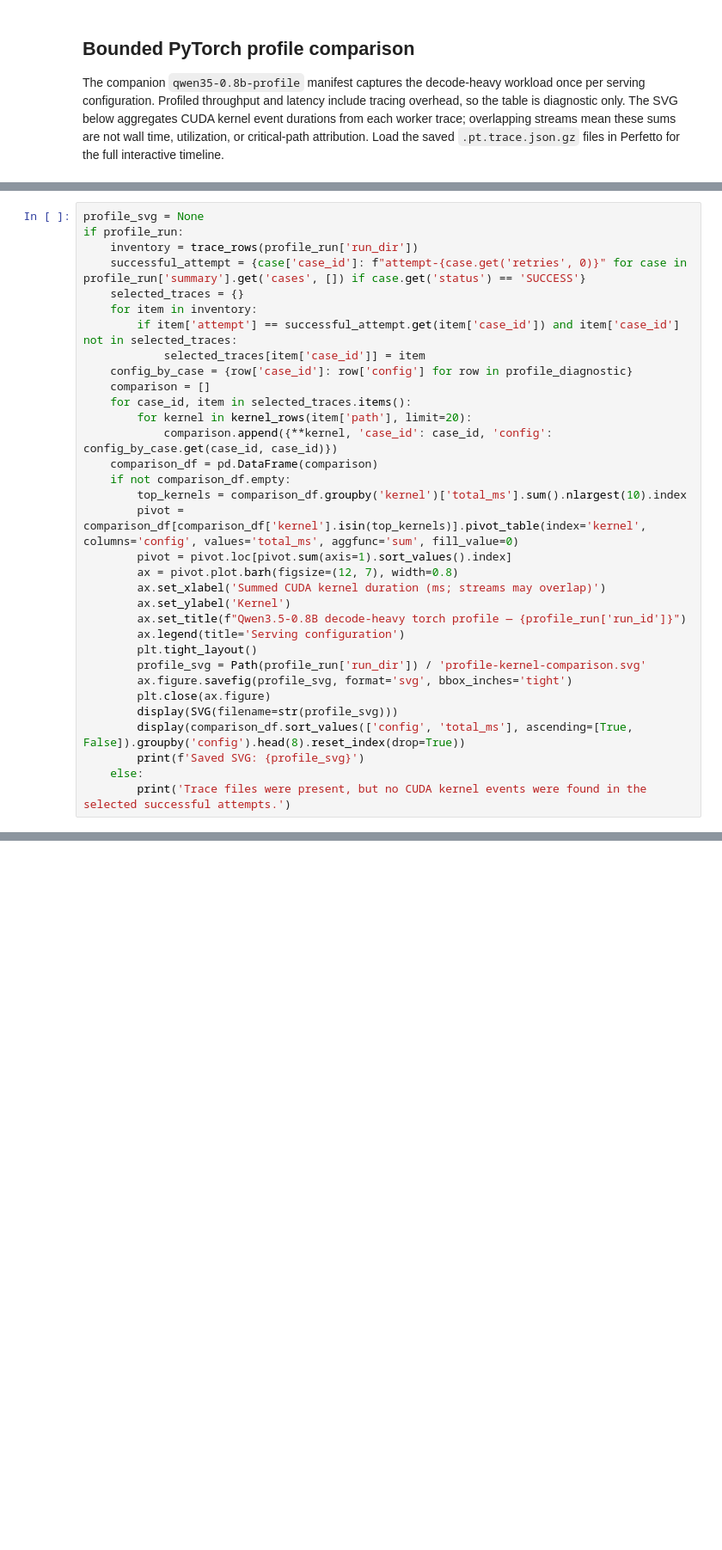
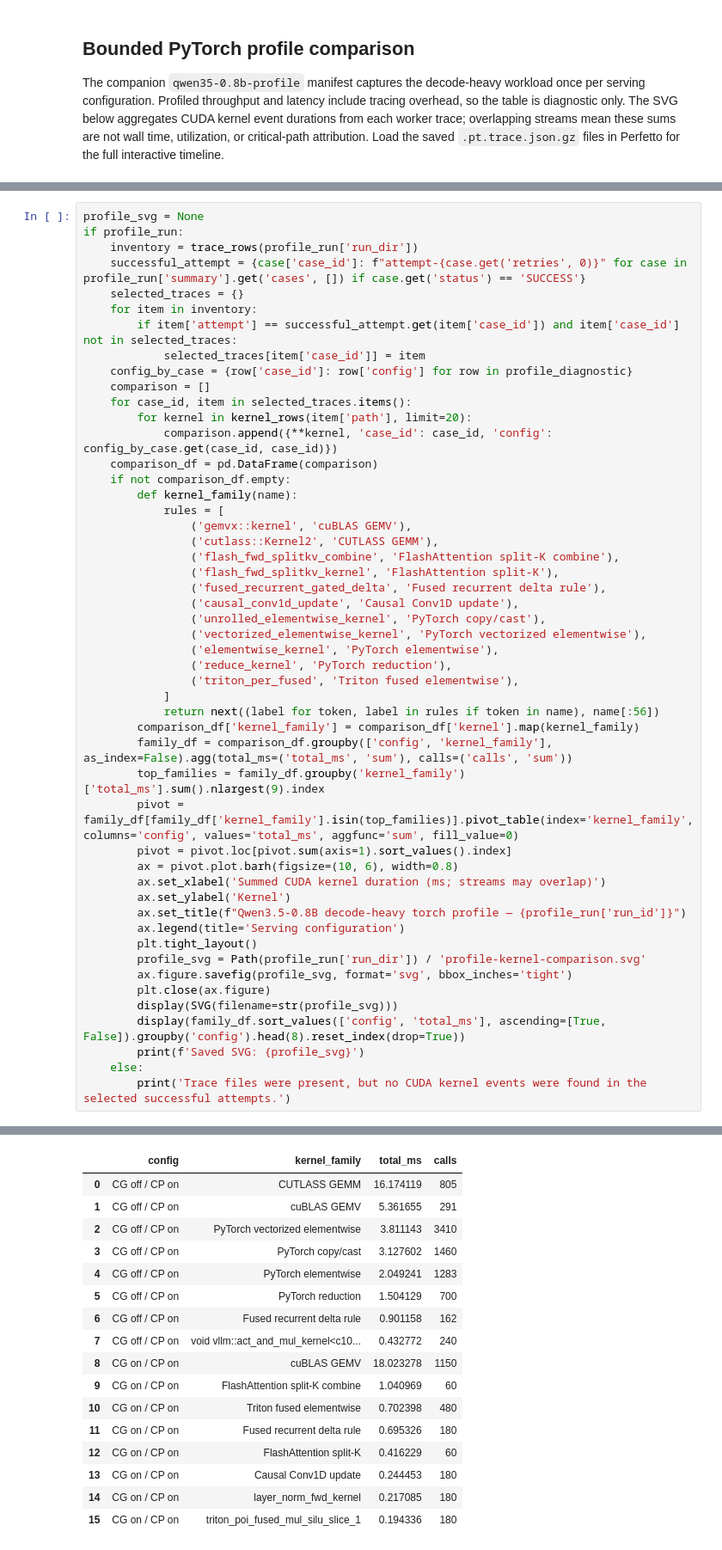
Before and after one commit to hxy9243/toyai, a Jupyter notebook: llm-serving/notebooks/qwen35-0.8b-smoke.ipynb, the cells around one changed output, grey strips where cells are left out. Shown at 86% size. Drawn from its saved outputs; the diff is of its cells as text; blank space fills up the shorter version.

Commit message:
Record Qwen torch profile comparison

```diff
--- a/llm-serving/notebooks/qwen35-0.8b-smoke.ipynb
+++ b/llm-serving/notebooks/qwen35-0.8b-smoke.ipynb
@@ -248,10 +243,27 @@ if profile_run:
             comparison.append({**kernel, 'case_id': case_id, 'config': config_by_case.get(case_id, case_id)})
     comparison_df = pd.DataFrame(comparison)
     if not comparison_df.empty:
-        top_kernels = comparison_df.groupby('kernel')['total_ms'].sum().nlargest(10).index
-        pivot = comparison_df[comparison_df['kernel'].isin(top_kernels)].pivot_table(index='kernel', columns='config', values='total_ms', aggfunc='sum', fill_value=0)
+        def kernel_family(name):
+            rules = [
+                ('gemvx::kernel', 'cuBLAS GEMV'),
+                ('cutlass::Kernel2', 'CUTLASS GEMM'),
+                ('flash_fwd_splitkv_combine', 'FlashAttention split-K combine'),
+                ('flash_fwd_splitkv_kernel', 'FlashAttention split-K'),
+                ('fused_recurrent_gated_delta', 'Fused recurrent delta rule'),
+                ('causal_conv1d_update', 'Causal Conv1D update'),
+                ('unrolled_elementwise_kernel', 'PyTorch copy/cast'),
+                ('vectorized_elementwise_kernel', 'PyTorch vectorized elementwise'),
+                ('elementwise_kernel', 'PyTorch elementwise'),
+                ('reduce_kernel', 'PyTorch reduction'),
+                ('triton_per_fused', 'Triton fused elementwise'),
+            ]
+            return next((label for token, label in rules if token in name), name[:56])
+        comparison_df['kernel_family'] = comparison_df['kernel'].map(kernel_family)
+        family_df = comparison_df.groupby(['config', 'kernel_family'], as_index=False).agg(total_ms=('total_ms', 'sum'), calls=('calls', 'sum'))
+        top_families = family_df.groupby('kernel_family')['total_ms'].sum().nlargest(9).index
+        pivot = family_df[family_df['kernel_family'].isin(top_families)].pivot_table(index='kernel_family', columns='config', values='total_ms', aggfunc='sum', fill_value=0)
         pivot = pivot.loc[pivot.sum(axis=1).sort_values().index]
-        ax = pivot.plot.barh(figsize=(12, 7), width=0.8)
+        ax = pivot.plot.barh(figsize=(10, 6), width=0.8)
         ax.set_xlabel('Summed CUDA kernel duration (ms; streams may overlap)')
         ax.set_ylabel('Kernel')
         ax.set_title(f"Qwen3.5-0.8B decode-heavy torch profile — {profile_run['run_id']}")
@@ -261,7 +273,8 @@ if profile_run:
         ax.figure.savefig(profile_svg, format='svg', bbox_inches='tight')
         plt.close(ax.figure)
         display(SVG(filename=str(profile_svg)))
-        display(comparison_df.sort_values(['config', 'total_ms'], ascending=[True, False]).groupby('config').head(8).reset_index(drop=True))
+        display(family_df.sort_values(['config', 'total_ms'], ascending=[True, False]).groupby('config').head(8).reset_index(drop=True))
         print(f'Saved SVG: {profile_svg}')
     else:
         print('Trace files were present, but no CUDA kernel events were found in the selected successful attempts.')
+# %% [output]
@@ -267,0 +282,17 @@ if profile_run:
+|  | config | kernel_family | total_ms | calls |
+| 0 | CG off / CP on | CUTLASS GEMM | 16.174119 | 805 |
+| 1 | CG off / CP on | cuBLAS GEMV | 5.361655 | 291 |
+| 2 | CG off / CP on | PyTorch vectorized elementwise | 3.811143 | 3410 |
+| 3 | CG off / CP on | PyTorch copy/cast | 3.127602 | 1460 |
+| 4 | CG off / CP on | PyTorch elementwise | 2.049241 | 1283 |
+| 5 | CG off / CP on | PyTorch reduction | 1.504129 | 700 |
+| 6 | CG off / CP on | Fused recurrent delta rule | 0.901158 | 162 |
+| 7 | CG off / CP on | void vllm::act_and_mul_kernel<c10... | 0.432772 | 240 |
+| 8 | CG on / CP on | cuBLAS GEMV | 18.023278 | 1150 |
+| 9 | CG on / CP on | FlashAttention split-K combine | 1.040969 | 60 |
+| 10 | CG on / CP on | Triton fused elementwise | 0.702398 | 480 |
+| 11 | CG on / CP on | Fused recurrent delta rule | 0.695326 | 180 |
+| 12 | CG on / CP on | FlashAttention split-K | 0.416229 | 60 |
+| 13 | CG on / CP on | Causal Conv1D update | 0.244453 | 180 |
+| 14 | CG on / CP on | layer_norm_fwd_kernel | 0.217085 | 180 |
+| 15 | CG on / CP on | triton_poi_fused_mul_silu_slice_1 | 0.194336 | 180 |
```
Also changed, not shown: parts of 10 cells of this notebook.
